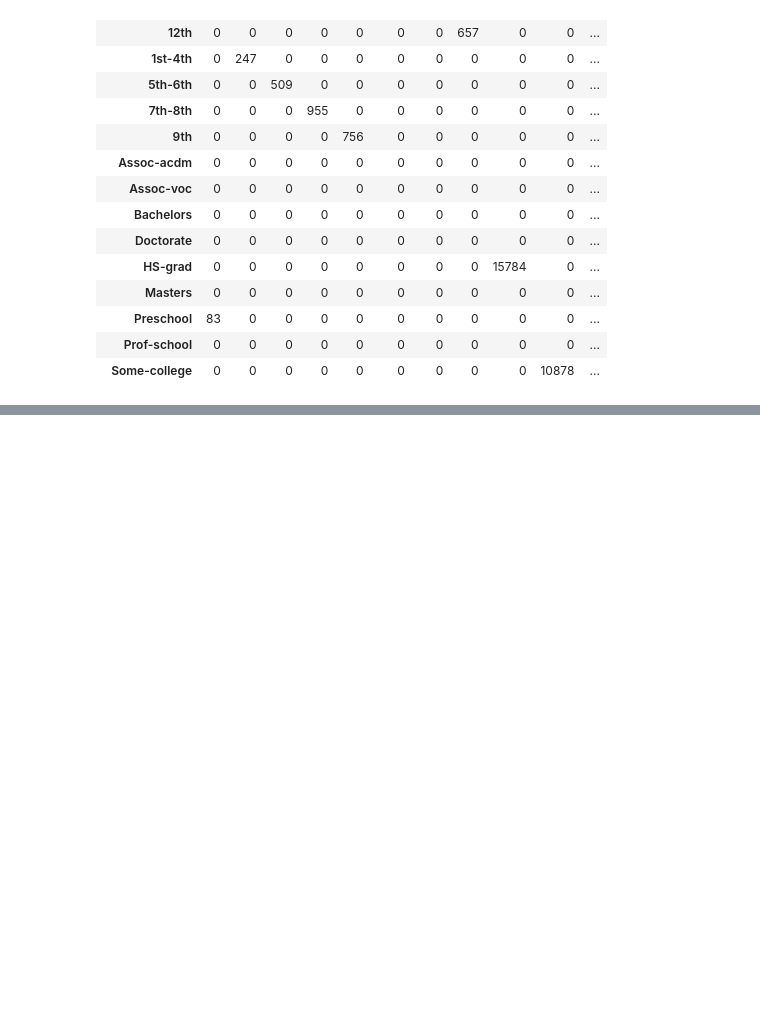
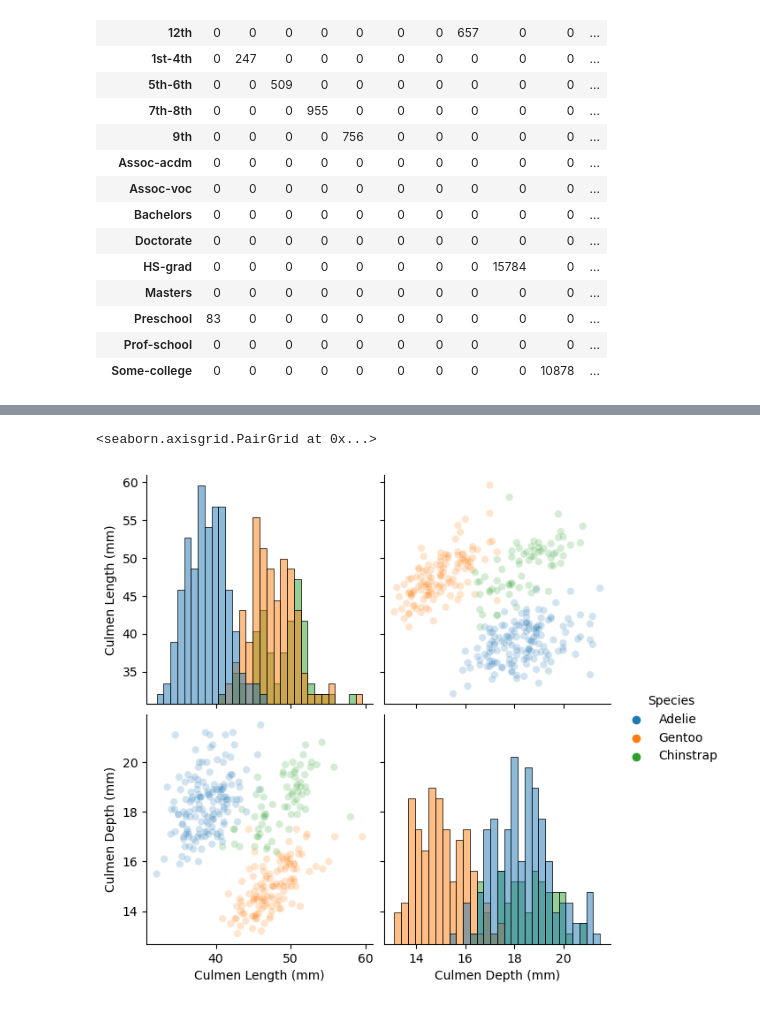
Before and after one commit to Pirouz-Nourian/scikit-learn-mooc, a Jupyter notebook: lesson/lesson1-data_exploration.ipynb, the cells around one changed output, grey strips where cells are left out. Cells and saved outputs as stored; diff of their text form; code cells hidden in the pictures; blank space fills up the shorter version.

```diff
--- a/lesson/lesson1-data_exploration.ipynb
+++ b/lesson/lesson1-data_exploration.ipynb
@@ -149,0 +202,14 @@ pd.crosstab(index=adult_census["education"],columns=adult_census["education-num"
+# %%
+#penguins.shape()
+sns.pairplot(
+    data=penguins[:],
+    vars= ["Culmen Length (mm)","Culmen Depth (mm)"],
+    hue="Species",
+    plot_kws={"alpha":0.2},
+    height=3,
+    diag_kind="hist",
+    diag_kws={"bins":30}
+)
+# %% [output]
+<seaborn.axisgrid.PairGrid at 0x...>
+[figure, added]
```
Also changed, not shown: parts of 9 cells of this notebook.
